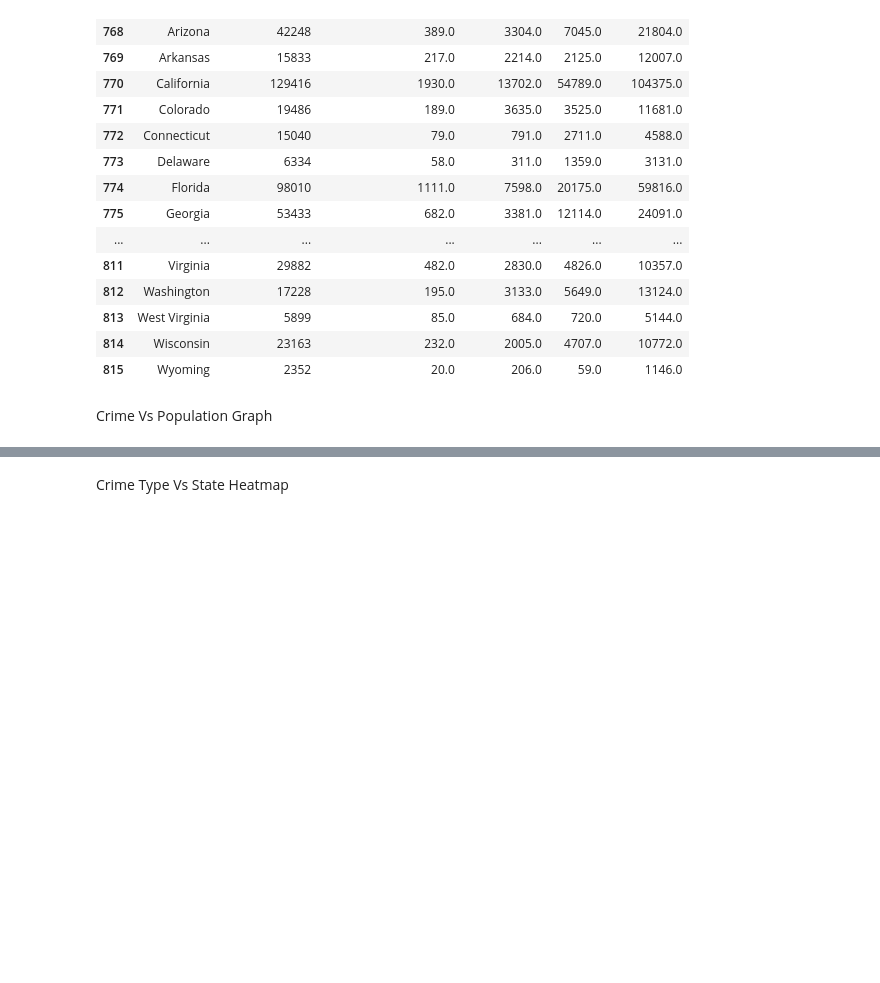
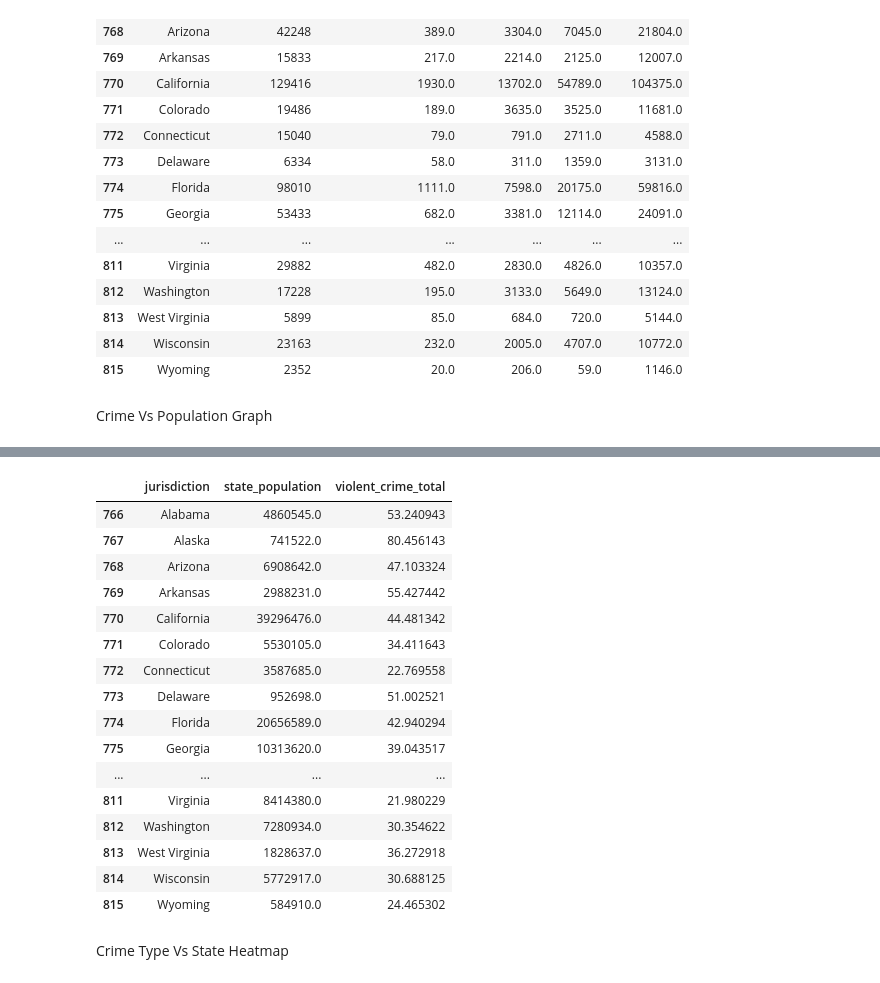
Before and after one commit to Troydehn/Assignment2, a Jupyter notebook: Processing/Processing.ipynb, the cells around one changed output, grey strips where cells are left out. Cells and saved outputs as stored; diff of their text form; code cells hidden in the pictures; blank space fills up the shorter version.

```diff
--- a/Processing/Processing.ipynb
+++ b/Processing/Processing.ipynb
@@ -33,14 +33,6 @@ df
 df.to_csv("conviction_rate_per10000.csv", index = False)
 # %% [markdown]
 Division Of Crimes
-# %%
-def normalise(data):
-    data[2] = (data[2]/data[1])*10000
-    data[3] = (data[3]/data[1])*10000
-    data[4] = (data[4]/data[1])*10000
-    data[5] = (data[5]/data[1])*10000
-
-    return data
 # %%
 df = pd.read_csv("crime_and_incarceration_by_state.csv")
 df = df[df["year"] == 2016]
@@ -102,3 +101,25 @@ df = df.melt(id_vars = ["jurisdiction"],
+# %%
+df = df.apply(normalise, axis = 1)
+
+df
+# %% [output]
+|  | jurisdiction | state_population | violent_crime_total |
+| 766 | Alabama | 4860545.0 | 53.240943 |
+| 767 | Alaska | 741522.0 | 80.456143 |
+| 768 | Arizona | 6908642.0 | 47.103324 |
+| 769 | Arkansas | 2988231.0 | 55.427442 |
+| 770 | California | 39296476.0 | 44.481342 |
+| 771 | Colorado | 5530105.0 | 34.411643 |
+| 772 | Connecticut | 3587685.0 | 22.769558 |
+| 773 | Delaware | 952698.0 | 51.002521 |
+| 774 | Florida | 20656589.0 | 42.940294 |
+| 775 | Georgia | 10313620.0 | 39.043517 |
+| ... | ... | ... | ... |
+| 811 | Virginia | 8414380.0 | 21.980229 |
+| 812 | Washington | 7280934.0 | 30.354622 |
+| 813 | West Virginia | 1828637.0 | 36.272918 |
+| 814 | Wisconsin | 5772917.0 | 30.688125 |
+| 815 | Wyoming | 584910.0 | 24.465302 |
 # %%
 df.to_csv("crime_vs_population.csv", index = False)
 # %% [markdown]
```
Also changed, not shown: parts of 3 cells of this notebook, 7 other files.
